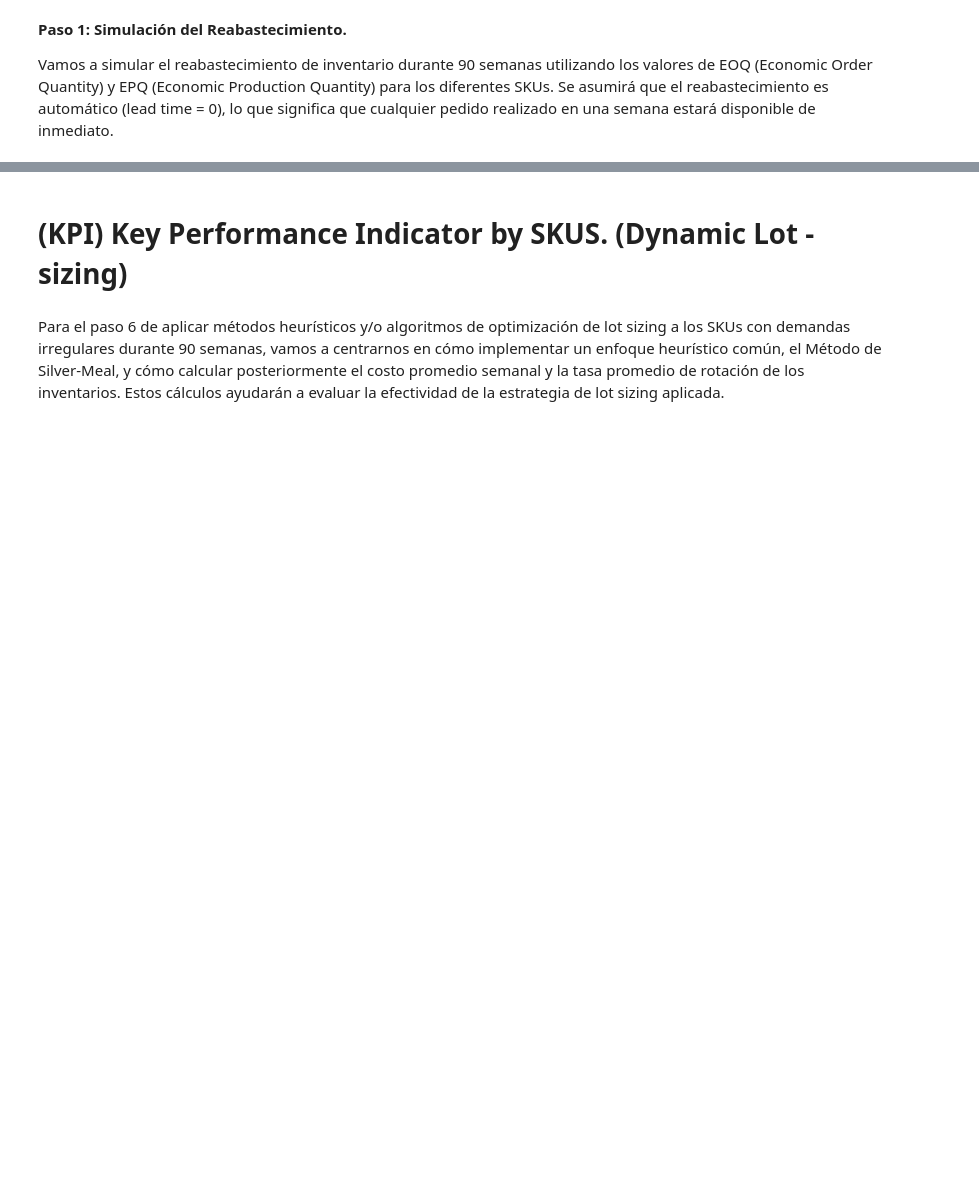
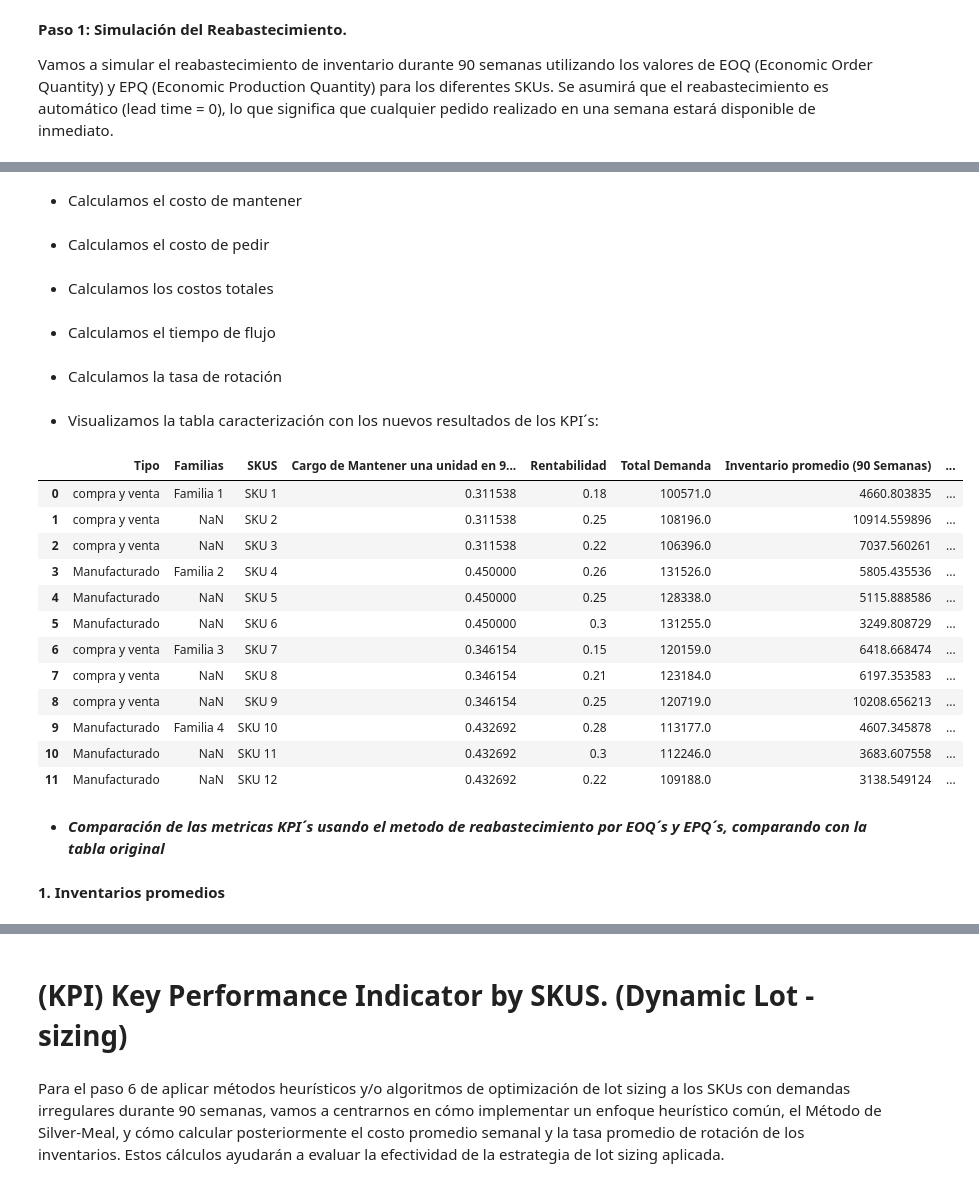
Before and after one commit to Geoffrey0pv/Inventory-management, a Jupyter notebook: model/Inventory_Managment.ipynb, the cells around one changed output, grey strips where cells are left out. Drawn from its saved outputs; the diff is of its cells as text; code cells hidden in the pictures; blank space fills up the shorter version.

```diff
--- a/Inventory_Managment.ipynb
+++ b/model/Inventory_Managment.ipynb
@@ -997,0 +1124,2 @@ df.head(1000)
+# %% [markdown]
+* Calculamos el costo de mantener
@@ -997,0 +1130,43 @@ df.head(1000)
+# %% [markdown]
+* Calculamos el costo de pedir
+# %%
+## Ahora vamos a calcular el nuevo costo de pedir con la simulación de reabastecimiento determinado por los EOQ´s y EPQ´s
+
+DataFrameCharacterizationEPQ_EOQ["Costo Total de Pedir (90 semanas)"] = pedido_counts_EOQ_EPQ_Simulation['Numero de pedidos'] * DataFrameCharacterizationEPQ_EOQ['Costo Ordenar']
+# %% [markdown]
+* Calculamos los costos totales
+# %%
+## Ahora vamos a calcular el nuevo costo total de los inventarios con la simulación de reabastecimiento determinado por los EOQ´s y EPQ´s
+## para compararlos con la base de datos original..
+
+DataFrameCharacterizationEPQ_EOQ['Costo Totales'] = DataFrameCharacterizationEPQ_EOQ['Costo Total de Pedir (90 semanas)'] + DataFrameCharacterizationEPQ_EOQ['Costo Total de Mantenimiento (90 semanas)']
+# %% [markdown]
+* Calculamos el tiempo de flujo
+# %%
+DataFrameCharacterizationEPQ_EOQ['Tiempo de flujo'] = DataFrameCharacterizationEPQ_EOQ['Inventario promedio (90 Semanas)'] + DataFrameCharacterizationEPQ_EOQ['Total Demanda']
+# %% [markdown]
+* Calculamos la tasa de rotación
+# %%
+DataFrameCharacterizationEPQ_EOQ['Tasa de rotacion'] = DataFrameCharacterizationEPQ_EOQ['Total Demanda'] + DataFrameCharacterizationEPQ_EOQ['Inventario promedio (90 Semanas)']
+# %% [markdown]
+* Visualizamos la tabla caracterización con los nuevos resultados de los KPI´s:
+# %%
+DataFrameCharacterizationEPQ_EOQ
+# %% [output]
+|  | Tipo | Familias | SKUS | Cargo de Mantener una unidad en 9... | Rentabilidad | Total Demanda | Inventario promedio (90 Semanas) | ... |
+| 0 | compra y venta | Familia 1 | SKU 1 | 0.311538 | 0.18 | 100571.0 | 4660.803835 | ... |
+| 1 | compra y venta | NaN | SKU 2 | 0.311538 | 0.25 | 108196.0 | 10914.559896 | ... |
+| 2 | compra y venta | NaN | SKU 3 | 0.311538 | 0.22 | 106396.0 | 7037.560261 | ... |
+| 3 | Manufacturado | Familia 2 | SKU 4 | 0.450000 | 0.26 | 131526.0 | 5805.435536 | ... |
+| 4 | Manufacturado | NaN | SKU 5 | 0.450000 | 0.25 | 128338.0 | 5115.888586 | ... |
+| 5 | Manufacturado | NaN | SKU 6 | 0.450000 | 0.3 | 131255.0 | 3249.808729 | ... |
+| 6 | compra y venta | Familia 3 | SKU 7 | 0.346154 | 0.15 | 120159.0 | 6418.668474 | ... |
+| 7 | compra y venta | NaN | SKU 8 | 0.346154 | 0.21 | 123184.0 | 6197.353583 | ... |
+| 8 | compra y venta | NaN | SKU 9 | 0.346154 | 0.25 | 120719.0 | 10208.656213 | ... |
+| 9 | Manufacturado | Familia 4 | SKU 10 | 0.432692 | 0.28 | 113177.0 | 4607.345878 | ... |
+| 10 | Manufacturado | NaN | SKU 11 | 0.432692 | 0.3 | 112246.0 | 3683.607558 | ... |
+| 11 | Manufacturado | NaN | SKU 12 | 0.432692 | 0.22 | 109188.0 | 3138.549124 | ... |
+# %% [markdown]
+* ***Comparación de las metricas KPI´s usando el metodo de reabastecimiento por EOQ´s y EPQ´s, comparando con la tabla original***
+# %% [markdown]
+**1. Inventarios promedios**
```
Also changed, not shown: parts of 85 cells of this notebook, 2 other files.
